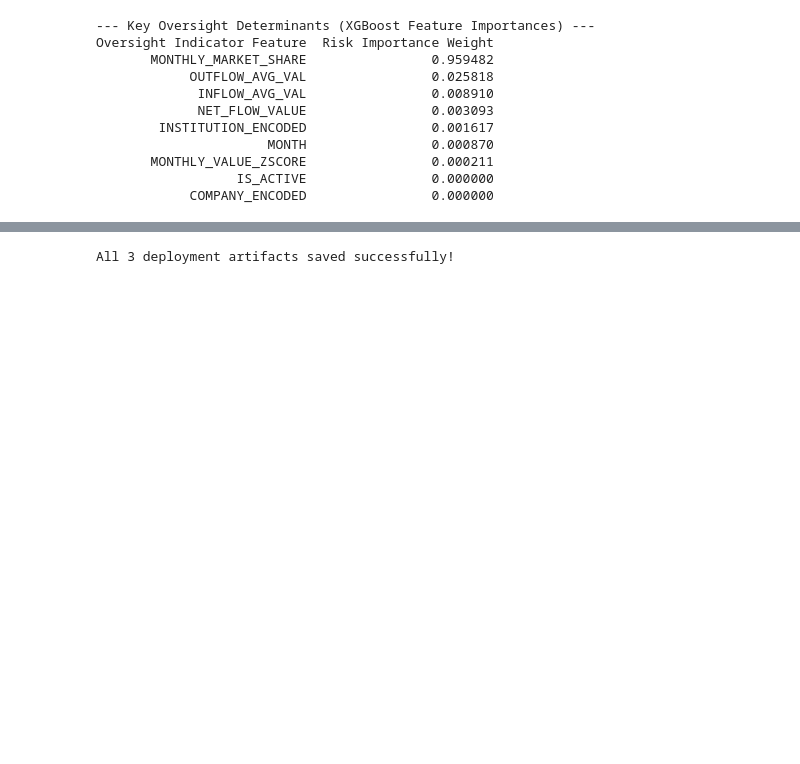
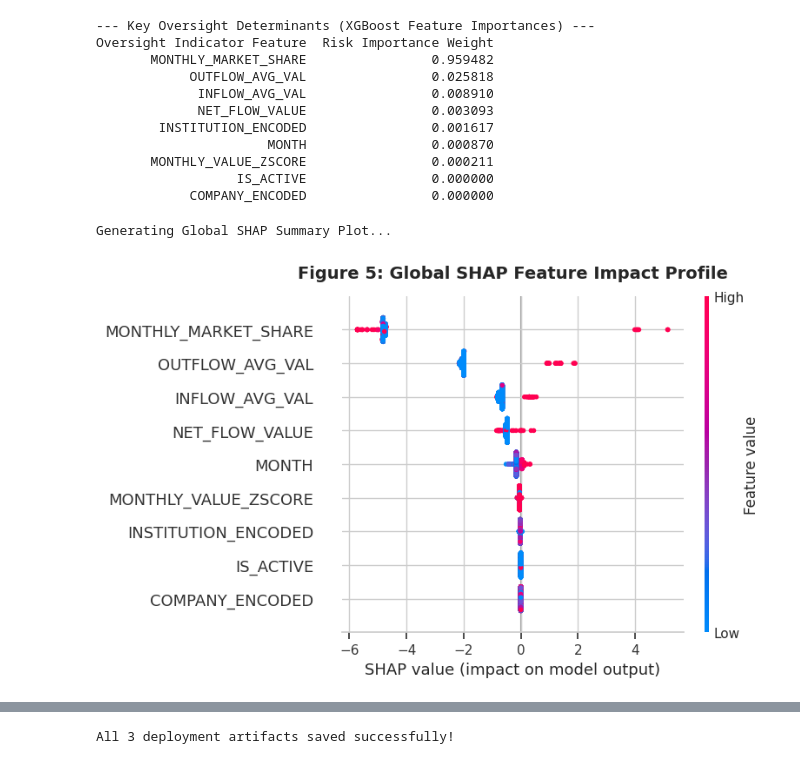
Before and after one commit to RobertDS-45/Money_Remmitence_analysis, a Jupyter notebook: Bot_Money_remmitence_analysis.ipynb, the cells around one changed output, grey strips where cells are left out. Cells and saved outputs as stored; diff of their text form; code cells hidden in the pictures; blank space fills up the shorter version.

Commit message:
shap explainability

```diff
--- a/Bot_Money_remmitence_analysis.ipynb
+++ b/Bot_Money_remmitence_analysis.ipynb
@@ -440,3 +440,24 @@ Oversight Indicator Feature  Risk Importance Weight
        MONTHLY_VALUE_ZSCORE                0.000211
                   IS_ACTIVE                0.000000
             COMPANY_ENCODED                0.000000
+# %%
+import shap
+# Initialize the Tree Explainer specifically optimized for tree ensembles like XGBoost
+explainer = shap.TreeExplainer(xgb_model)
+
+shap_values = explainer(X_test)
+
+# SHAP VISUALIZATION 1: GLOBAL FEATURE SUMMARY PLOT
+
+print("Generating Global SHAP Summary Plot...")
+
+plt.figure(figsize=(10, 6))
+# The summary plot combines feature importance with feature effects
+shap.summary_plot(shap_values, X_test, show=False)
+plt.title('Figure 5: Global SHAP Feature Impact Profile', fontsize=14, fontweight='bold', pad=15)
+plt.tight_layout()
+plt.savefig('shap_global_summary.png', dpi=300)
+plt.show()
+# %% [output]
+Generating Global SHAP Summary Plot...
+[figure, added]
```
Also changed, not shown: parts of 1 cell of this notebook.
